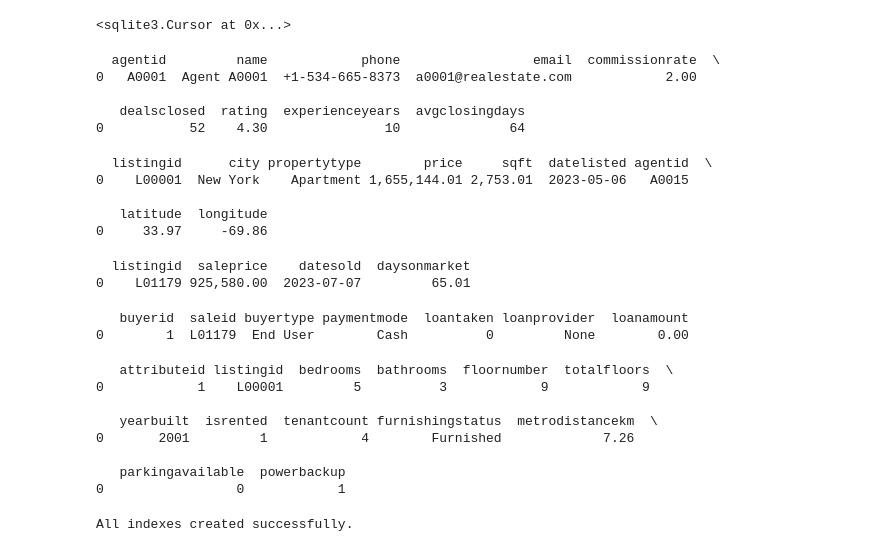
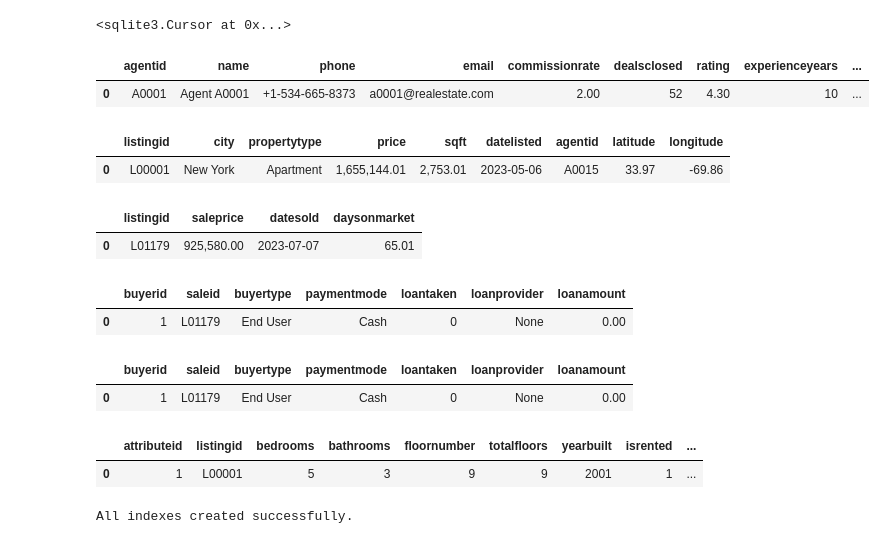
Before and after one commit to mukundnaramesh2605/guvi-python-sql-pandas-project-1, a Jupyter notebook: project.ipynb, the cells around one changed output. Cells and saved outputs as stored; diff of their text form; code cells hidden in the pictures.

```diff
--- a/project.ipynb
+++ b/project.ipynb
@@ -226,14 +229,10 @@ agents_df.to_sql("agents", conn, if_exists="append", index=False)
 conn.commit()
 # %%
 agents_select_query = "select * from agents limit 1;"
-result = pd.read_sql(agents_select_query, conn)
-print(result)
+run_query(agents_select_query)
 # %% [output]
-  agentid         name            phone                 email  commissionrate  \
-0   A0001  Agent A0001  +1-534-665-8373  a0001@realestate.com            2.00
-
-   dealsclosed  rating  experienceyears  avgclosingdays
-0           52    4.30               10              64
+|  | agentid | name | phone | email | commissionrate | dealsclosed | rating | experienceyears | ... |
+| 0 | A0001 | Agent A0001 | +1-534-665-8373 | a0001@realestate.com | 2.00 | 52 | 4.30 | 10 | ... |
 # %%
 #Query to create the lisiting table
 listings_table_query = """
@@ -257,14 +256,10 @@ listings_df.to_sql("listings", conn, if_exists="append", index=False)
 conn.commit()
 # %%
 listings_select_query = "select * from listings limit 1;"
-result = pd.read_sql(listings_select_query, conn)
-print(result)
+run_query(listings_select_query)
 # %% [output]
-  listingid      city propertytype        price     sqft  datelisted agentid  \
-0    L00001  New York    Apartment 1,655,144.01 2,753.01  2023-05-06   A0015
-
-   latitude  longitude
-0     33.97     -69.86
+|  | listingid | city | propertytype | price | sqft | datelisted | agentid | latitude | longitude |
+| 0 | L00001 | New York | Apartment | 1,655,144.01 | 2,753.01 | 2023-05-06 | A0015 | 33.97 | -69.86 |
 # %%
 #Query to create the sales table
 sales_table_query = """
@@ -283,11 +278,10 @@ sales_df.to_sql("sales", conn, if_exists="append", index=False)
 conn.commit()
 # %%
 sales_select_query = "select * from sales limit 1;"
-result = pd.read_sql(sales_select_query, conn)
-print(result)
+run_query(sales_select_query)
 # %% [output]
-  listingid  saleprice    datesold  daysonmarket
-0    L01179 925,580.00  2023-07-07         65.01
+|  | listingid | saleprice | datesold | daysonmarket |
+| 0 | L01179 | 925,580.00 | 2023-07-07 | 65.01 |
 # %%
 #Query to create the buyers table
 buyers_table_query = """
@@ -310,11 +304,12 @@ buyers_df.to_sql("buyers", conn, if_exists="append", index=False)
 conn.commit()
 # %%
 buyers_select_query = "select * from buyers limit 1;"
-result = pd.read_sql(buyers_select_query, conn)
-print(result)
+run_query(buyers_select_query)
 # %% [output]
-   buyerid  saleid buyertype paymentmode  loantaken loanprovider  loanamount
-0        1  L01179  End User        Cash          0         None        0.00
+|  | buyerid | saleid | buyertype | paymentmode | loantaken | loanprovider | loanamount |
+| 0 | 1 | L01179 | End User | Cash | 0 | None | 0.00 |
+|  | buyerid | saleid | buyertype | paymentmode | loantaken | loanprovider | loanamount |
+| 0 | 1 | L01179 | End User | Cash | 0 | None | 0.00 |
 # %%
 property_attributes_table_query = """
 CREATE TABLE property_attributes(
@@ -341,17 +336,10 @@ property_df.to_sql("property_attributes", conn, if_exists="append", index=False)
 conn.commit()
 # %%
 property_select_query = "select * from property_attributes limit 1;"
-result = pd.read_sql(property_select_query, conn)
-print(result)
+run_query(property_select_query)
 # %% [output]
-   attributeid listingid  bedrooms  bathrooms  floornumber  totalfloors  \
-0            1    L00001         5          3            9            9
-
-   yearbuilt  isrented  tenantcount furnishingstatus  metrodistancekm  \
-0       2001         1            4        Furnished             7.26
-
-   parkingavailable  powerbackup
-0                 0            1
+|  | attributeid | listingid | bedrooms | bathrooms | floornumber | totalfloors | yearbuilt | isrented | ... |
+| 0 | 1 | L00001 | 5 | 3 | 9 | 9 | 2001 | 1 | ... |
 # %%
 # Agents
 cursor.execute("""
```
Also changed, not shown: parts of 33 cells of this notebook.
